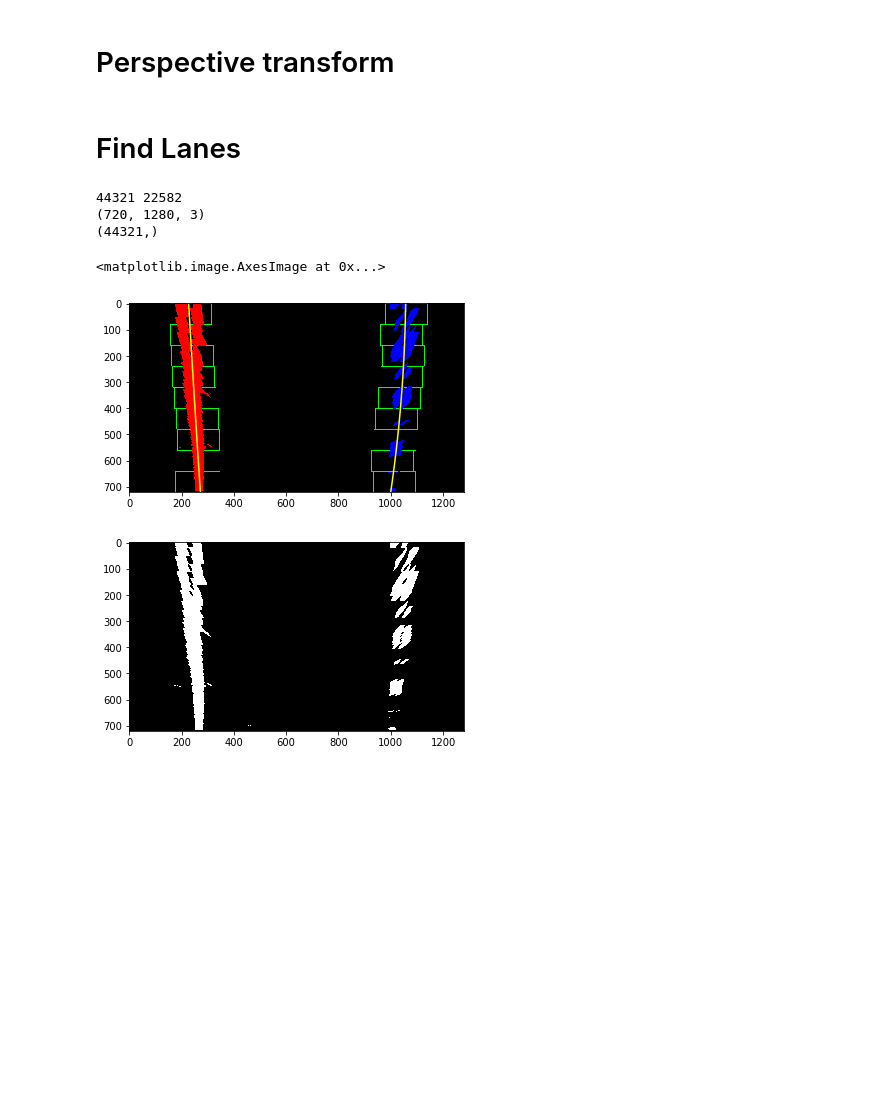
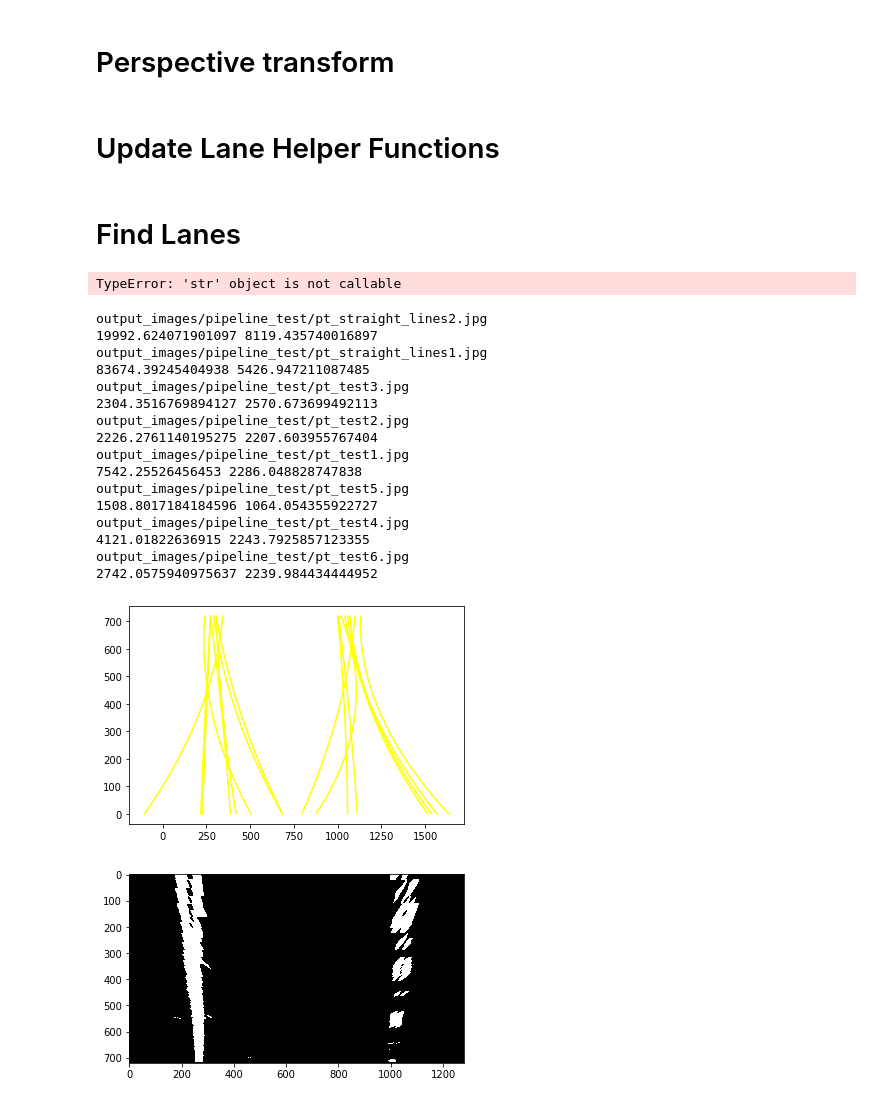
Before and after one commit to ClarenceKuo/advanced-lane-tracking, a Jupyter notebook: advanced-lane-tracking.ipynb, the cells around one changed output. Saved outputs shown, nothing was run; the diff lists cells and outputs as text; code cells hidden in the pictures; blank space fills up the shorter version.

Commit message:
RESTRUCT: code restruction create pipeline funtion according to the pipeline diagram.

```diff
--- a/advanced-lane-tracking.ipynb
+++ b/advanced-lane-tracking.ipynb
@@ -237,0 +258,2 @@ p_test()
+# %% [markdown]
+# Update Lane Helper Functions
@@ -319,12 +389,13 @@ def find_lane_pixels(binary_warped):
 def fit_polynomial(binary_warped):
     # Find our lane pixels first
     leftx, lefty, rightx, righty, out_img = find_lane_pixels(binary_warped)
-    print(len(leftx),len(rightx))
 
     ### TO-DO: Fit a second order polynomial to each using `np.polyfit` ###
     left_fit = np.polyfit(lefty, leftx, 2)
     right_fit = np.polyfit(righty, rightx, 2)
 
+    curv_left, curv_right = get_curv(binary_warped.shape, left_fit, right_fit)
+    print("curvature:"(curv_left, curv_right))
     # Generate x and y values for plotting
     ploty = np.linspace(0, binary_warped.shape[0]-1, binary_warped.shape[0] )
     left_fitx = left_fit[0]*ploty**2 + left_fit[1]*ploty + left_fit[2]
@@ -332,8 +403,6 @@ def fit_polynomial(binary_warped):
 
     ## Visualization ##
     # Colors in the left and right lane regions
-    print(out_img.shape)
-    print(lefty.shape)
     out_img[lefty, leftx] = [255, 0, 0]
     out_img[righty, rightx] = [0, 0, 255]
 
@@ -341,18 +410,44 @@ def fit_polynomial(binary_warped):
     plt.plot(left_fitx, ploty, color='yellow')
     plt.plot(right_fitx, ploty, color='yellow')
 
-    return out_img
+    return out_img, left_fitx, right_fitx
 
-images = glob.glob('output_images/pipeline_test/pt_straight_lines1.jpg')
+images = glob.glob('output_images/pipeline_test/pt_straight_lines2.jpg')
 binary_warped = mpimg.imread(images[0])
-out_img = fit_polynomial(binary_warped)
+out_img,_,_ = fit_polynomial(binary_warped)
 plt.imshow(out_img)
 # %% [output]
-44321 22582
-(720, 1280, 3)
-(44321,)
+TypeError: 'str' object is not callable
-<matplotlib.image.AxesImage at 0x...>
-[figure, removed]
+# %%
+def fit_test():
+    images = glob.glob('output_images/pipeline_test/pt_*.jpg')
+    for path in images:
+        print(path)
+        img = mpimg.imread(path)
+        _, filename = os.path.split(path)
+        img = fit_polynomial(img)
+        output_path = 'output_images/draw_line/' + filename
+        cv2.imwrite(output_path,img)
+
+fit_test()
+# %% [output]
+output_images/pipeline_test/pt_straight_lines2.jpg
+19992.624071901097 8119.435740016897
+output_images/pipeline_test/pt_straight_lines1.jpg
+83674.39245404938 5426.947211087485
+output_images/pipeline_test/pt_test3.jpg
+2304.3516769894127 2570.673699492113
+output_images/pipeline_test/pt_test2.jpg
+2226.2761140195275 2207.603955767404
+output_images/pipeline_test/pt_test1.jpg
+7542.25526456453 2286.048828747838
+output_images/pipeline_test/pt_test5.jpg
+1508.8017184184596 1064.054355922727
+output_images/pipeline_test/pt_test4.jpg
+4121.01822636915 2243.7925857123355
+output_images/pipeline_test/pt_test6.jpg
+2742.0575940975637 2239.984434444952
+[figure, added]
 # %%
 def pipeline_test():
     images = glob.glob('test_images/*.jpg')
```
Also changed, not shown: parts of 12 cells of this notebook.
